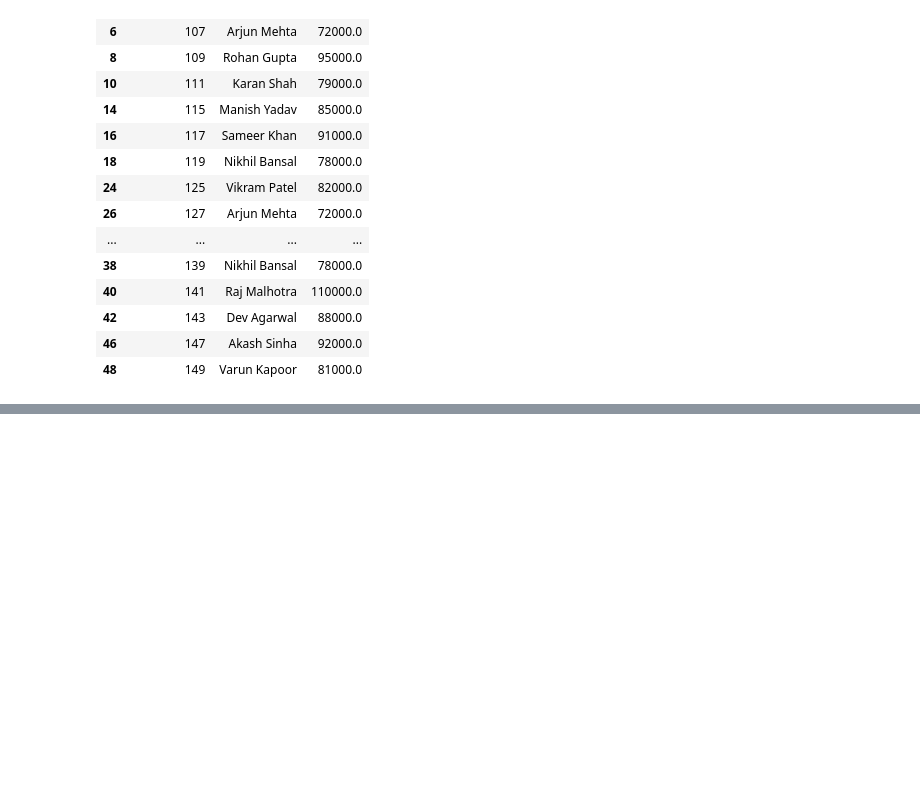
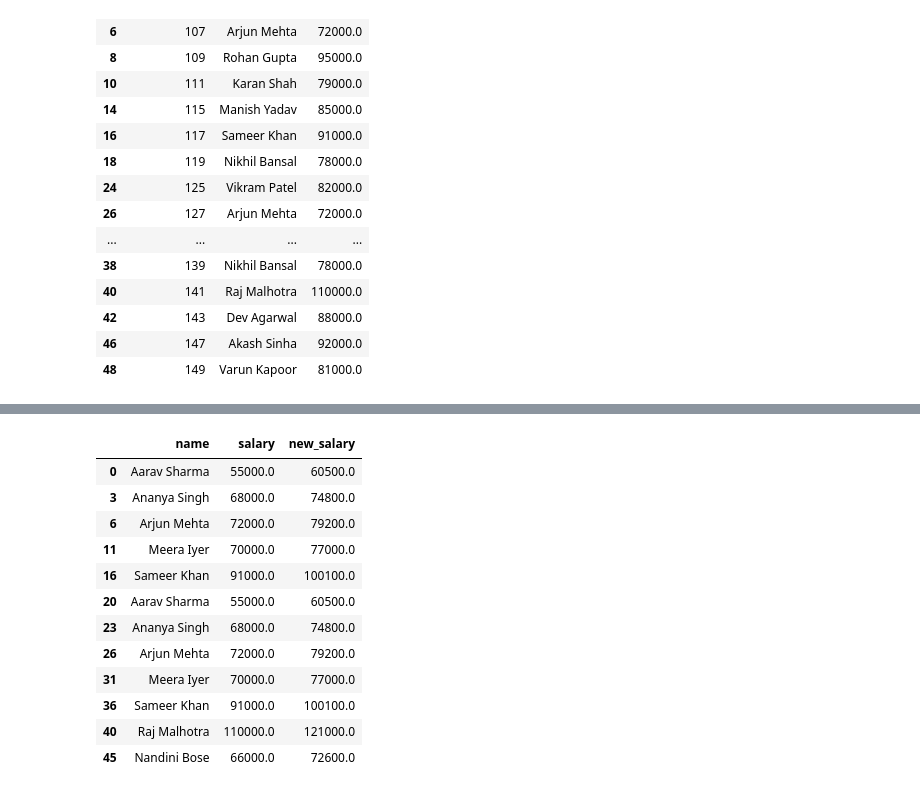
Before and after one commit to Vasista-G/GoogleCollab_Python, a Jupyter notebook: Pandaslearn.ipynb, the cells around one changed output, grey strips where cells are left out. Saved outputs shown, nothing was run; the diff lists cells and outputs as text; code cells hidden in the pictures; blank space fills up the shorter version.

```diff
--- a/Pandaslearn.ipynb
+++ b/Pandaslearn.ipynb
@@ -118,0 +122,19 @@ emp[emp["salary"].between(60000, 80000)]
+# %%
+#9.	Using .loc[], increase the salary of all IT employees by 10%.
+# assign function does not modify original df. it creates a new df
+
+emp.loc[emp["department"] == "IT", ["name","salary"]].assign(new_salary = lambda x : x["salary"] * (110/100))
+# %% [output]
+|  | name | salary | new_salary |
+| 0 | Aarav Sharma | 55000.0 | 60500.0 |
+| 3 | Ananya Singh | 68000.0 | 74800.0 |
+| 6 | Arjun Mehta | 72000.0 | 79200.0 |
+| 11 | Meera Iyer | 70000.0 | 77000.0 |
+| 16 | Sameer Khan | 91000.0 | 100100.0 |
+| 20 | Aarav Sharma | 55000.0 | 60500.0 |
+| 23 | Ananya Singh | 68000.0 | 74800.0 |
+| 26 | Arjun Mehta | 72000.0 | 79200.0 |
+| 31 | Meera Iyer | 70000.0 | 77000.0 |
+| 36 | Sameer Khan | 91000.0 | 100100.0 |
+| 40 | Raj Malhotra | 110000.0 | 121000.0 |
+| 45 | Nandini Bose | 66000.0 | 72600.0 |
```
Also changed, not shown: parts of 6 cells of this notebook.
